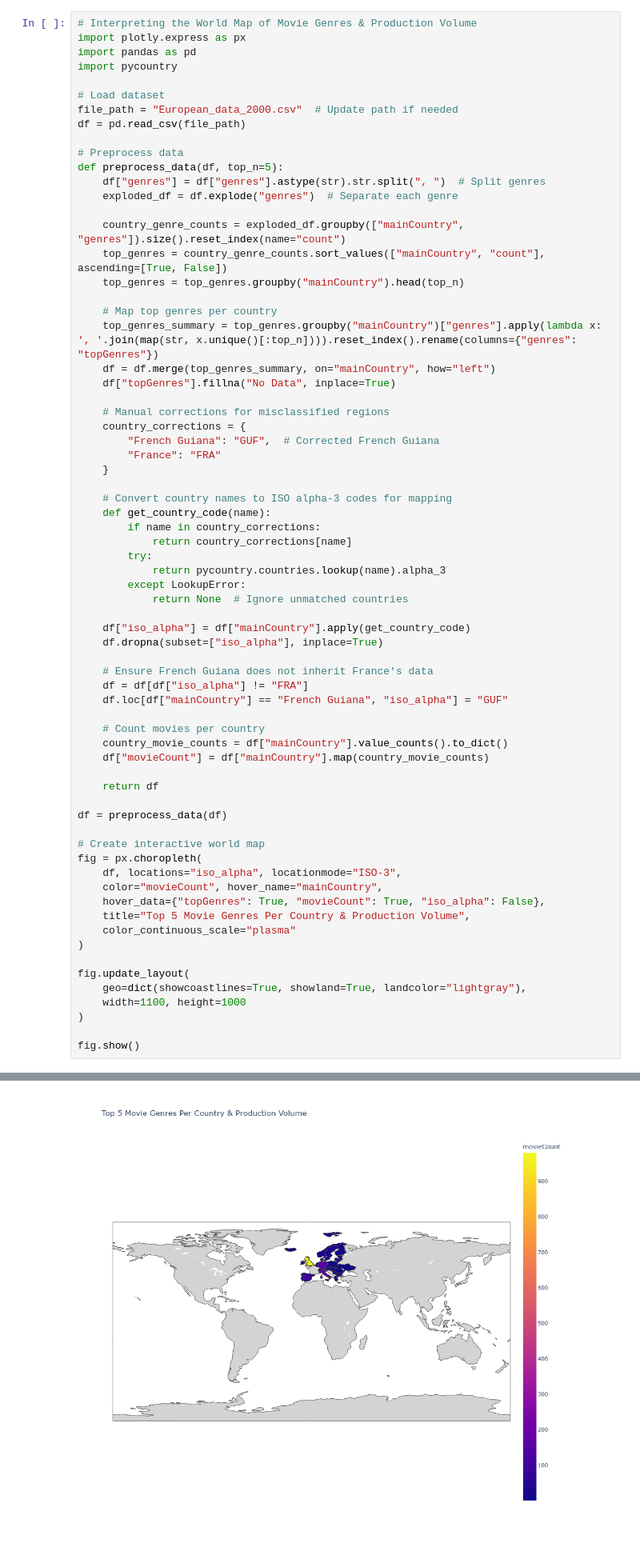
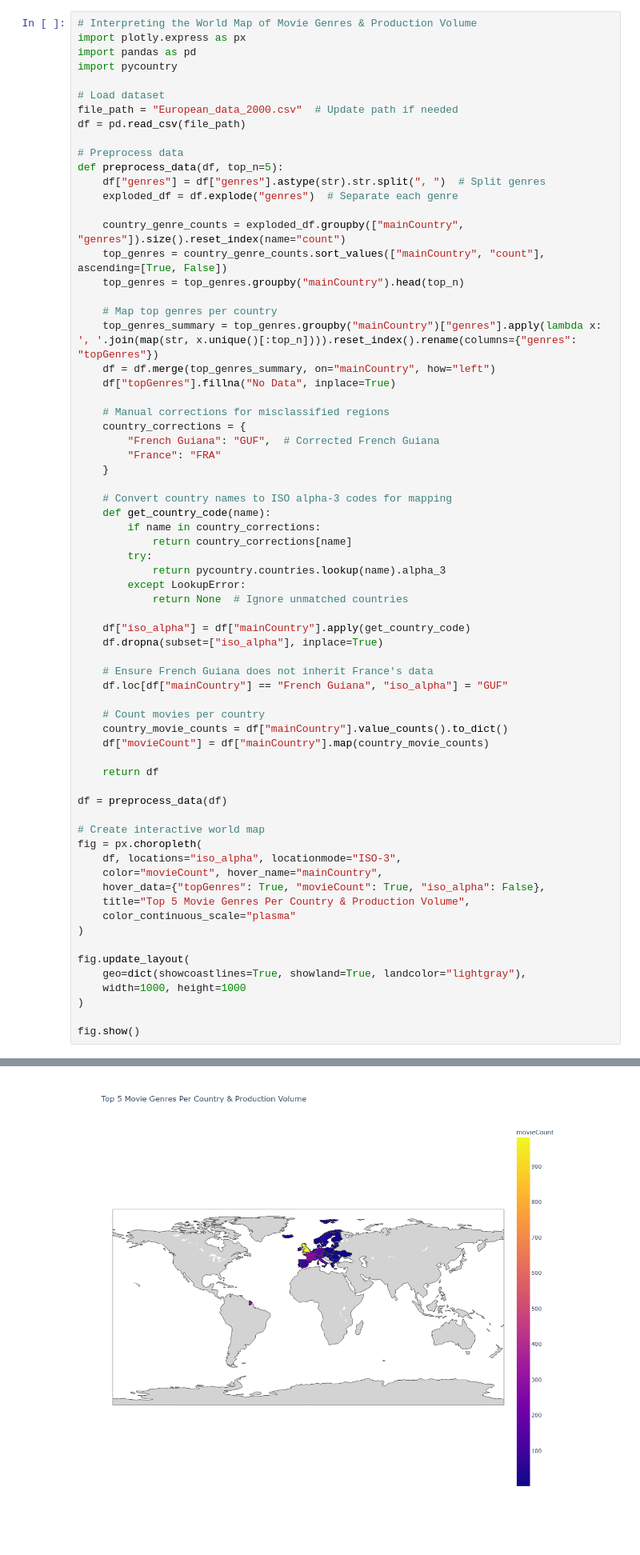
Before and after one commit to SnehilSinha/From-Analytics-to-Action, a Jupyter notebook: Interactive_Viz.ipynb, the cells around one changed output, grey strips where cells are left out. Shown at 80% size. Drawn from its saved outputs; the diff is of its cells as text.

```diff
--- a/Interactive_Viz.ipynb
+++ b/Interactive_Viz.ipynb
@@ -41,36 +41,35 @@ def preprocess_data(df, top_n=5):
     df.dropna(subset=["iso_alpha"], inplace=True)
 
     # Ensure French Guiana does not inherit France's data
-    df = df[df["iso_alpha"] != "FRA"]
     df.loc[df["mainCountry"] == "French Guiana", "iso_alpha"] = "GUF"
 
     # Count movies per country
     country_movie_counts = df["mainCountry"].value_counts().to_dict()
     df["movieCount"] = df["mainCountry"].map(country_movie_counts)
 
     return df
 
 df = preprocess_data(df)
 
 # Create interactive world map
 fig = px.choropleth(
     df, locations="iso_alpha", locationmode="ISO-3",
     color="movieCount", hover_name="mainCountry",
     hover_data={"topGenres": True, "movieCount": True, "iso_alpha": False},
     title="Top 5 Movie Genres Per Country & Production Volume",
     color_continuous_scale="plasma"
 )
 
 fig.update_layout(
     geo=dict(showcoastlines=True, showland=True, landcolor="lightgray"),
-    width=1100, height=1000
+    width=1000, height=1000
 )
 
 fig.show()
 # %% [output]
 A value is trying to be set on a copy of a DataFrame or Series through chained assignment using an inplace method.
 The behavior will change in pandas 3.0. This inplace method will never work because the intermediate object on which we are setting values always behaves as a copy.
 
 For example, when doing 'df[col].method(value, inplace=True)', try using 'df.method({col: value}, inplace=True)' or df[col] = df[col].method(value) instead, to perform the operation inplace on the ori ...
-[figure, old version]
+[figure, new version]
 # %%
```
Also changed, not shown: parts of 8 cells of this notebook.
